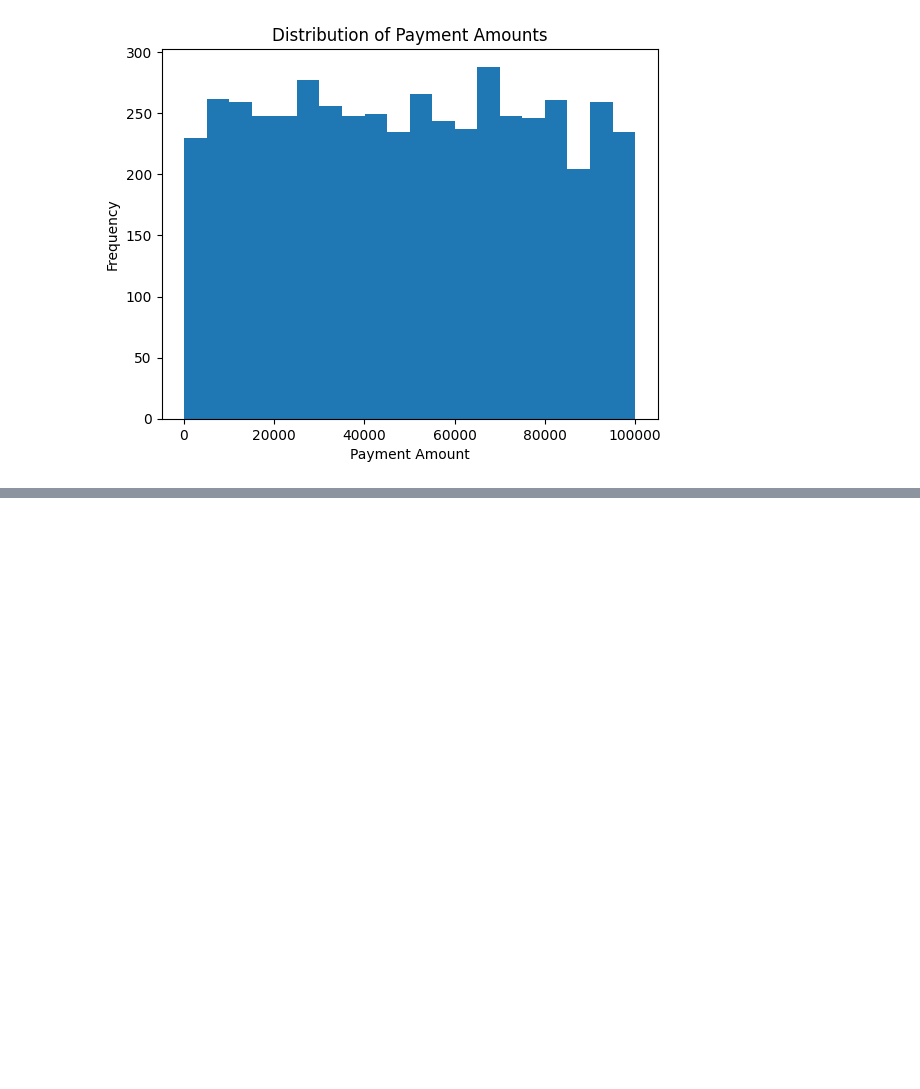
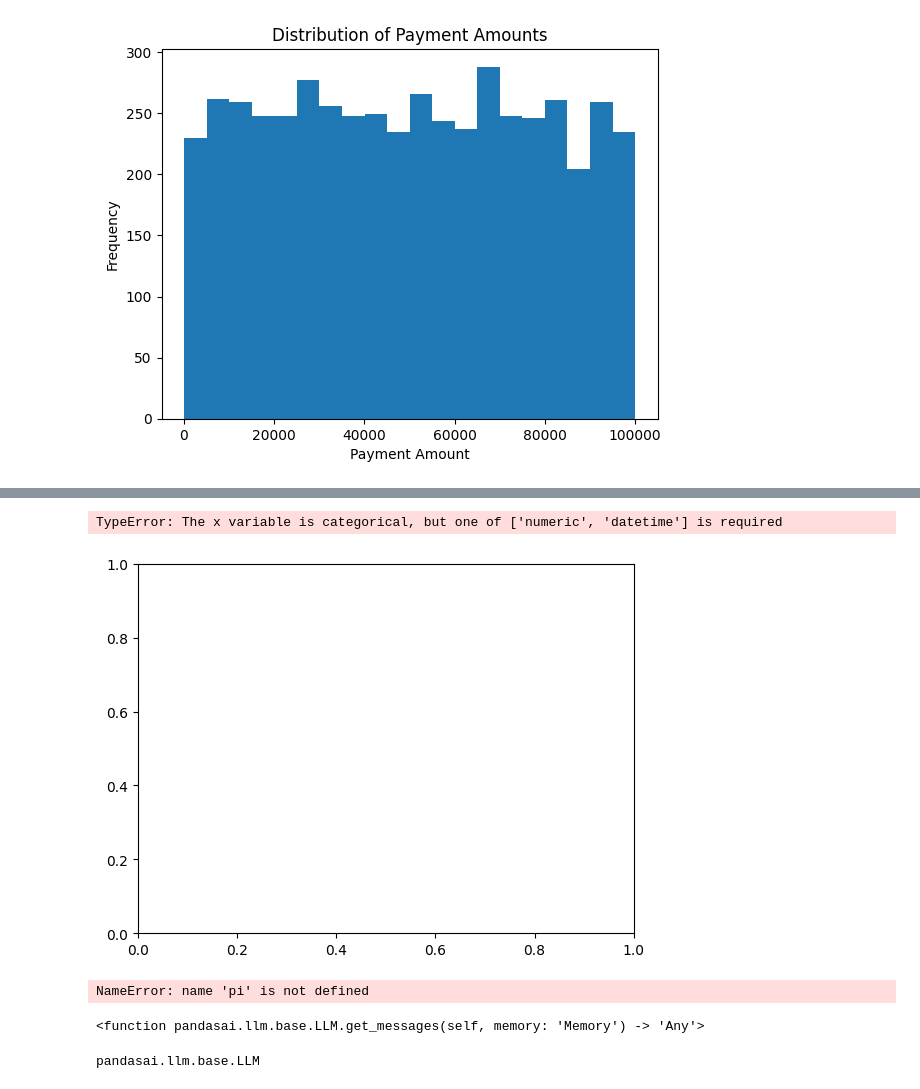
Before and after one commit to vijaykumarharakuni/data_analysis, a Jupyter notebook: Payment_Data.ipynb, the cells around one changed output, grey strips where cells are left out. Cells and saved outputs as stored; diff of their text form; code cells hidden in the pictures; blank space fills up the shorter version.

```diff
--- a/Payment_Data.ipynb
+++ b/Payment_Data.ipynb
@@ -531,0 +711,21 @@ plt.show()
+# %%
+sns.kdeplot(data=data, x='Payment_Amount', fill=True, color='blue')
+plt.xlabel('AMOUNT')
+plt.ylabel('FREQUENCY')
+plt.title('AMOUNT DISTRIBUTION',fontsize=16)
+plt.show()
+# %% [output]
+TypeError: The x variable is categorical, but one of ['numeric', 'datetime'] is required
+[figure, added]
+# %%
+data_ai=pi.pandas.read_excel('/content/ISO20022_Large_Payment_Data_Latest.xlsx')
+# %% [output]
+NameError: name 'pi' is not defined
+# %%
+pi.llm.GoogleVertexAI.get_messages
+# %% [output]
+<function pandasai.llm.base.LLM.get_messages(self, memory: 'Memory') -> 'Any'>
+# %%
+data_ai.LLM
+# %% [output]
+pandasai.llm.base.LLM
```
Also changed, not shown: parts of 16 cells of this notebook.
